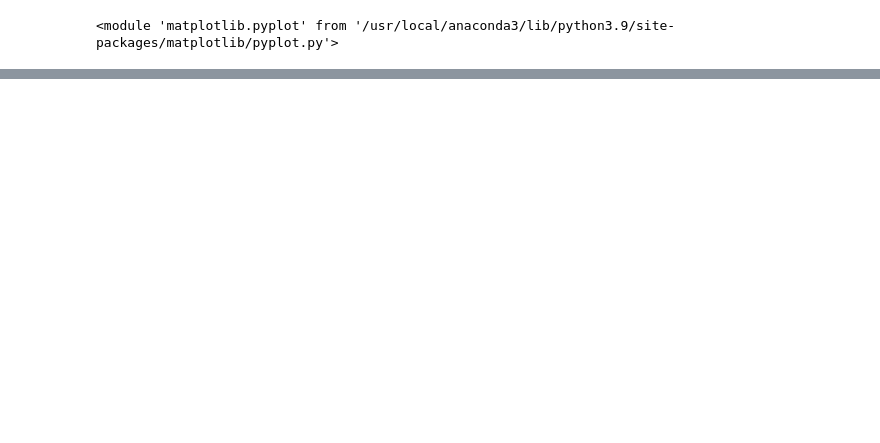
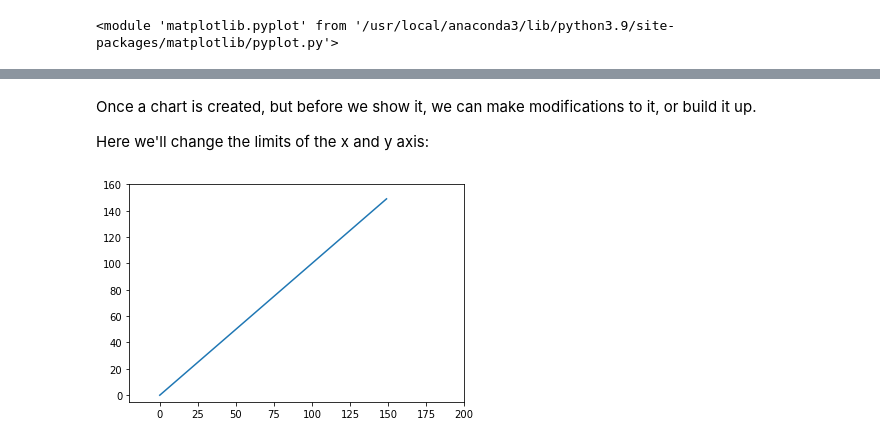
Before and after one commit to m3redithw/numpy-pandas-visualization-exercises, a Jupyter notebook: matplotlib_notes.ipynb, the cells around one changed output, grey strips where cells are left out. Cells and saved outputs as stored; diff of their text form; code cells hidden in the pictures; blank space fills up the shorter version.

```diff
--- a/matplotlib_notes.ipynb
+++ b/matplotlib_notes.ipynb
@@ -23,0 +43,11 @@ Note that the act of creating the chart and showing it are two separate acts.
+# %% [markdown]
+Once a chart is created, but before we show it, we can make modifications to it, or build it up.
+
+Here we'll change the limits of the x and y axis:
+# %%
+plt.plot(x)
+plt.xlim(-20, 200)
+plt.ylim(-5, 160)
+plt.show()
+# %% [output]
+[figure, added]
```
Also changed, not shown: parts of 58 cells of this notebook.
